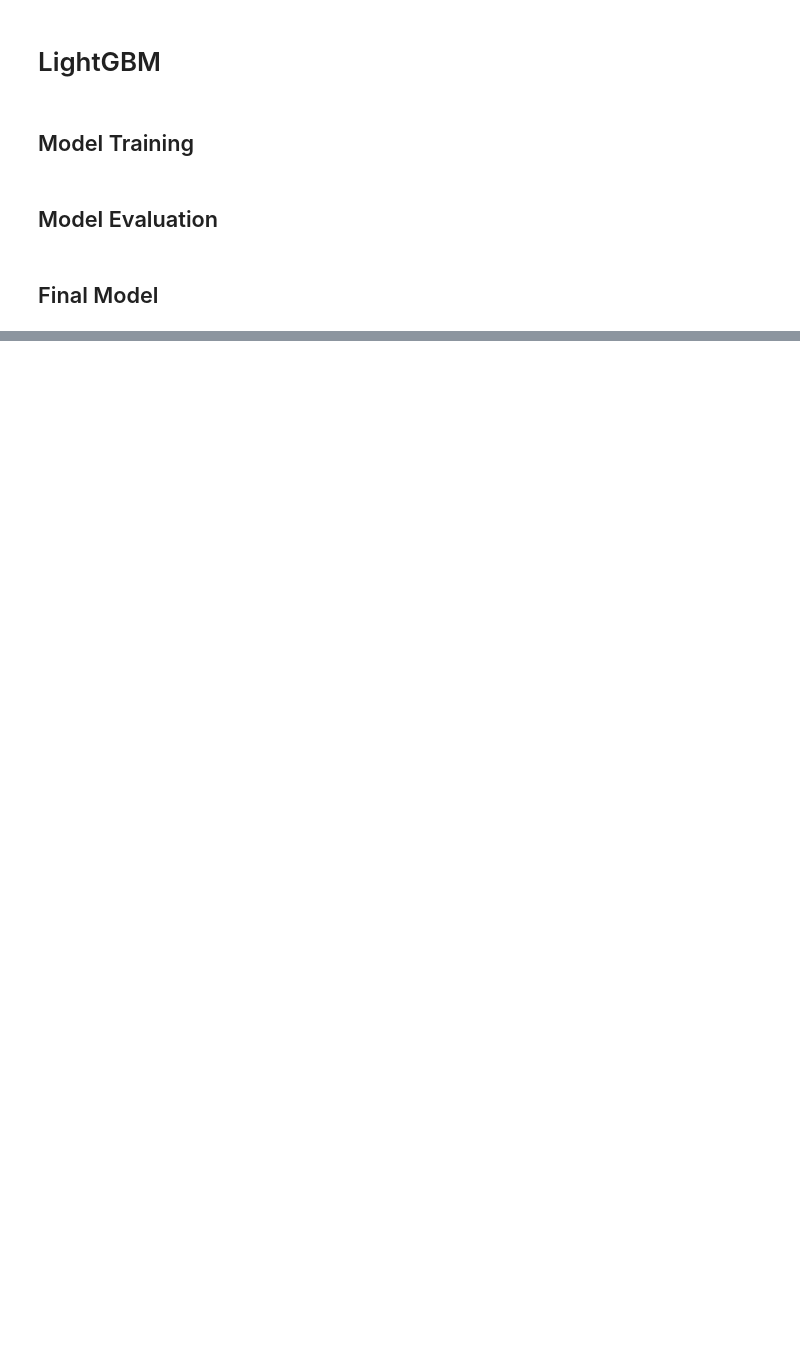
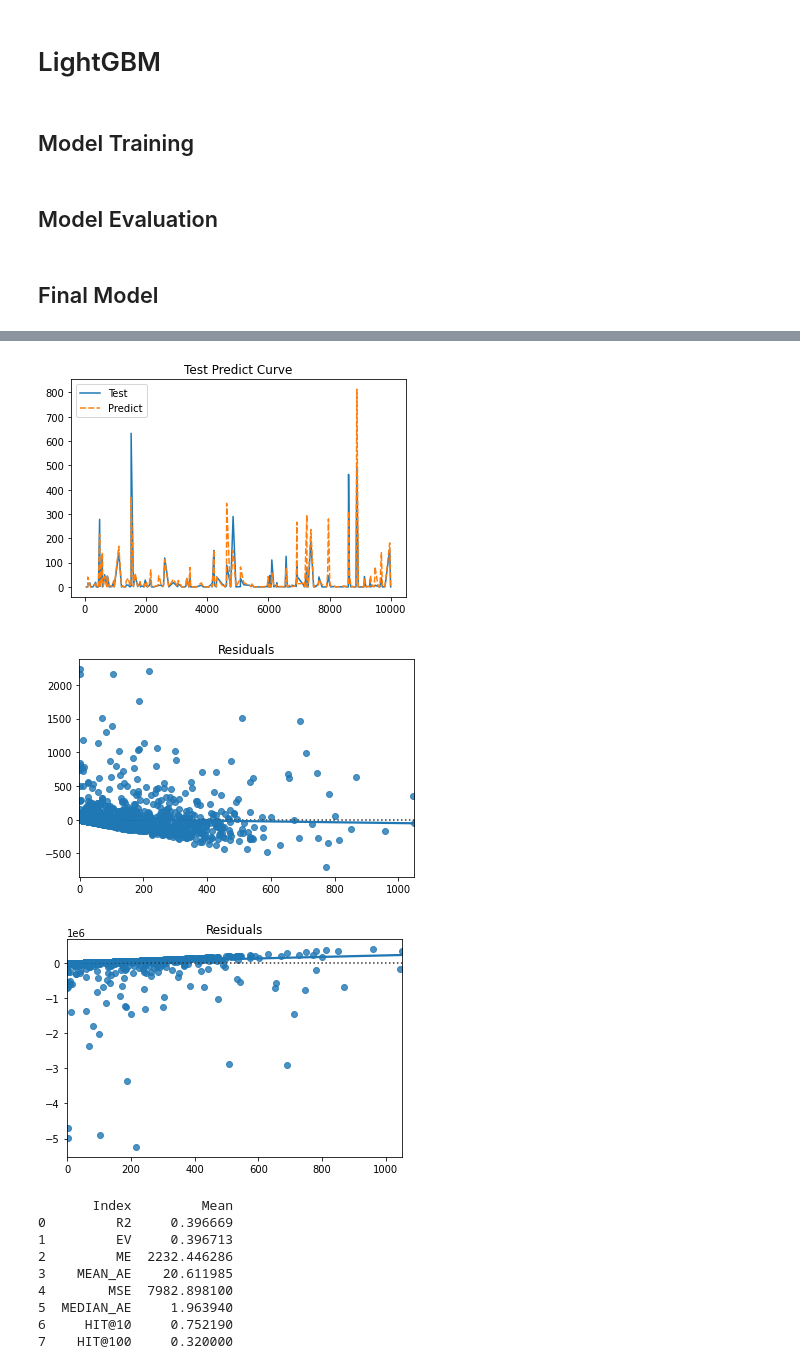
Before and after one commit to HolmesJJ/CS3244-Machine-Learning, a Jupyter notebook: Project/LightGBM.ipynb, the cells around one changed output, grey strips where cells are left out. Saved outputs shown, nothing was run; the diff lists cells and outputs as text; code cells hidden in the pictures; blank space fills up the shorter version.

```diff
--- a/Project/LightGBM.ipynb
+++ b/Project/LightGBM.ipynb
@@ -165,10 +368,7 @@ def plot_test_predict(y_train, y_test, predict, axes=None, k=None):
 # %% [markdown]
 ## Model Evaluation
 # %%
-def evaluate(model, X_test, y_test, predict):
-
-    # R-Squared Prediction
-    r2_pred = model.score(X_test, y_test)
+def evaluate(model, y_test, predict):
 
     # R-Squared
     r2 = r2_score(y_test, predict)
@@ -205,6 +405,6 @@ def evaluate(model, X_test, y_test, predict):
             acc += 1
     hit_100 = acc / 100
 
-    return r2_pred, r2, ev, me, mean_ae, mse, median_ae, hit_10, hit_100
+    return r2, ev, me, mean_ae, mse, median_ae, hit_10, hit_100
 # %% [markdown]
 ## Final Model
@@ -247,0 +448,28 @@ train_final_model(max_depth=12, n_estimators=60)
+# %%
+def test():
+    pred = predict(model, test_features)
+    plot_test_predict(test_labels, np.expm1(pred))
+
+    # Model Evaluation
+    r2, ev, me, mean_ae, mse, median_ae, hit_10, hit_100 = evaluate(model, test_labels, np.expm1(pred))
+
+    results = pd.DataFrame({
+        "Index": CONFIG.INDEXS,
+        "Mean": [r2, ev, me, mean_ae, mse, median_ae, hit_10, hit_100]
+    })
+    print(results)
+# %%
+test()
+# %% [output]
+[figure, added]
+[figure, added]
+[figure, added]
+       Index         Mean
+0         R2     0.396669
+1         EV     0.396713
+2         ME  2232.446286
+3    MEAN_AE    20.611985
+4        MSE  7982.898100
+5  MEDIAN_AE     1.963940
+6     HIT@10     0.752190
+7    HIT@100     0.320000
```
Also changed, not shown: parts of 41 cells of this notebook.
